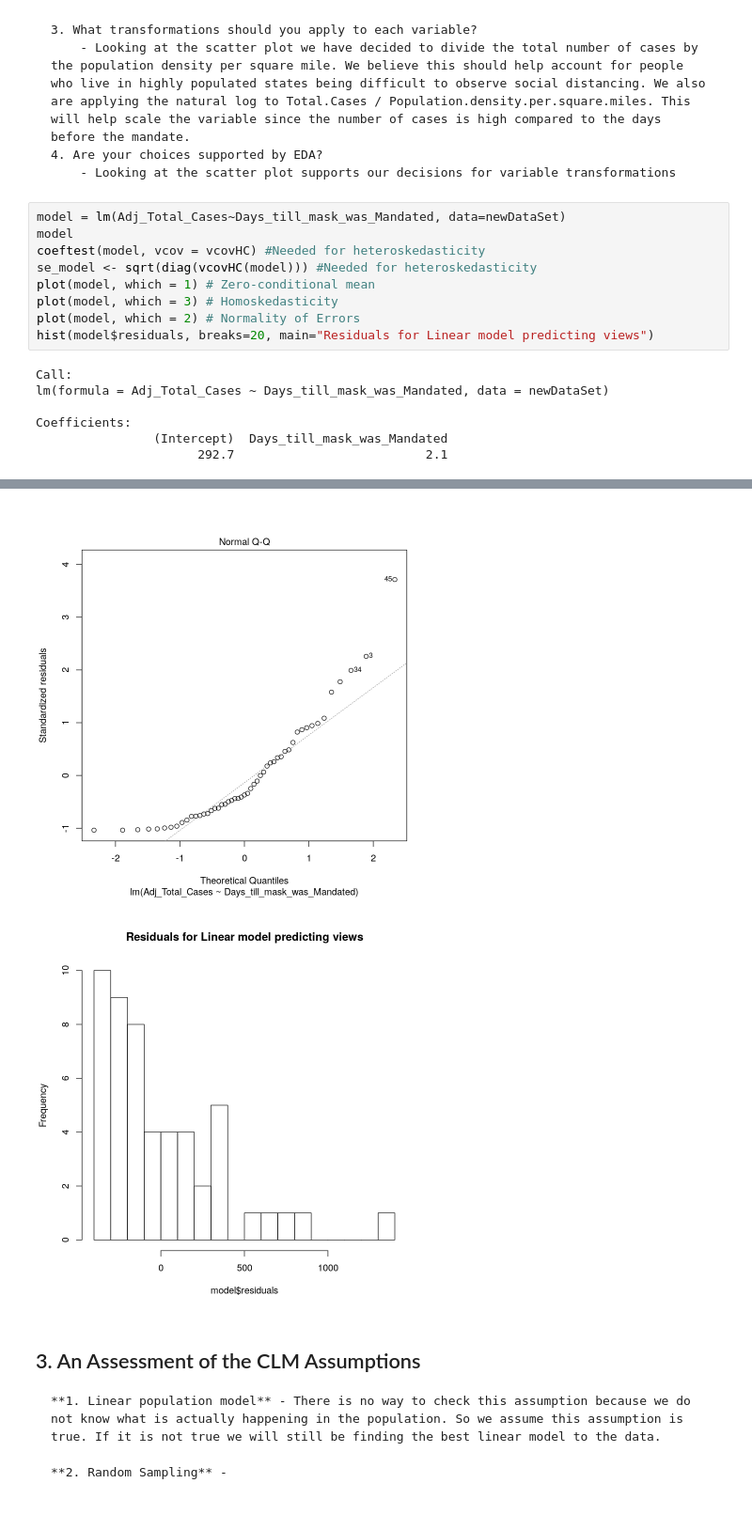
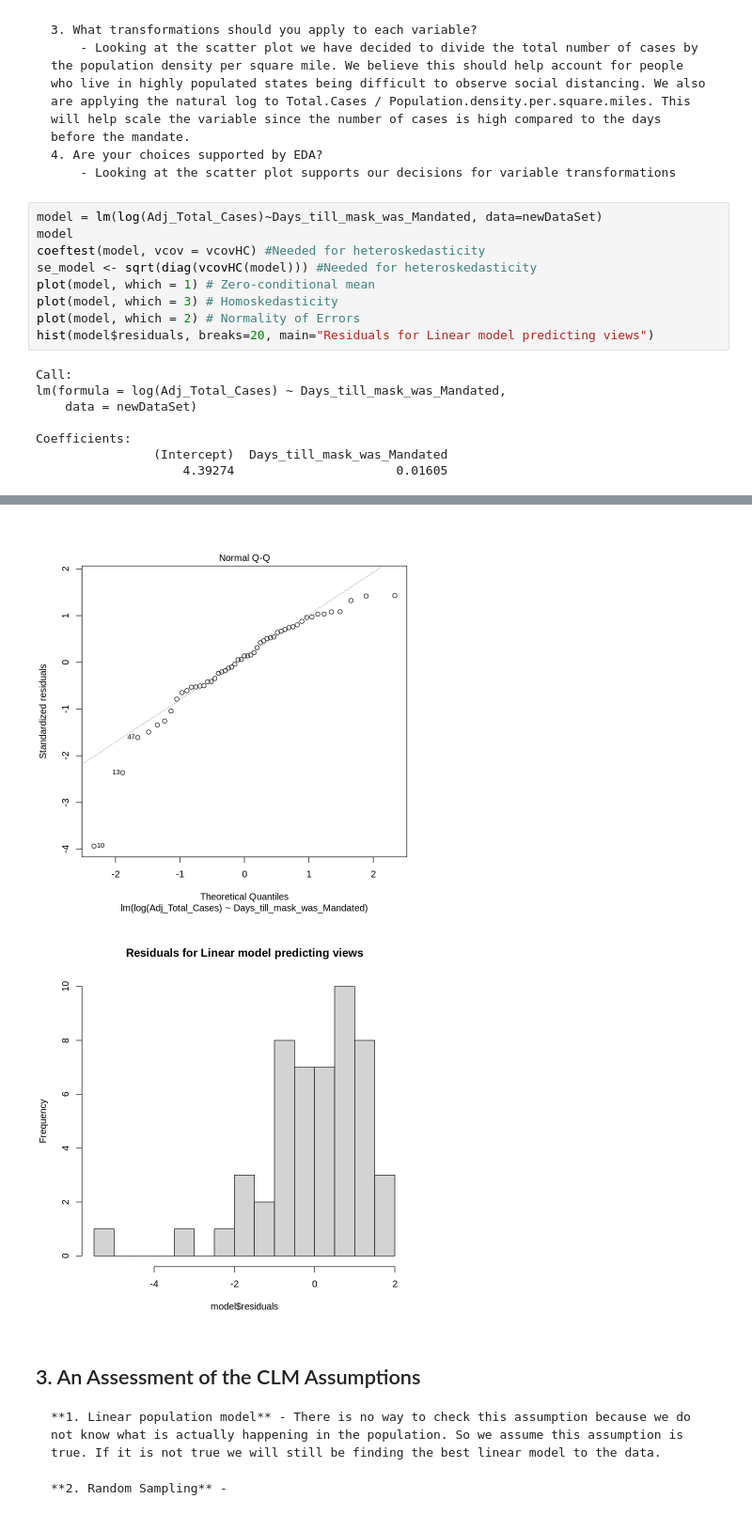
Before and after one commit to ericlundy87/Lab-3-A-Regression-Study-of-COVID-19, a Jupyter notebook: lab_3.ipynb, the cells around one changed output, grey strips where cells are left out. Shown: that part at 94% size. Cells and saved outputs as stored; diff of their text form.

```diff
--- a/lab_3.ipynb
+++ b/lab_3.ipynb
@@ -234,7 +277,7 @@ A data.frame: 6 × 3
     4. Are your choices supported by EDA?
         - Looking at the scatter plot supports our decisions for variable transformations
 # %%
-model = lm(Adj_Total_Cases~Days_till_mask_was_Mandated, data=newDataSet)
+model = lm(log(Adj_Total_Cases)~Days_till_mask_was_Mandated, data=newDataSet)
 model
 coeftest(model, vcov = vcovHC) #Needed for heteroskedasticity
 se_model <- sqrt(diag(vcovHC(model))) #Needed for heteroskedasticity
@@ -244,10 +287,11 @@ plot(model, which = 2) # Normality of Errors
 hist(model$residuals, breaks=20, main="Residuals for Linear model predicting views")
 # %% [output]
 Call:
-lm(formula = Adj_Total_Cases ~ Days_till_mask_was_Mandated, data = newDataSet)
+lm(formula = log(Adj_Total_Cases) ~ Days_till_mask_was_Mandated,
+    data = newDataSet)
 
 Coefficients:
                 (Intercept)  Days_till_mask_was_Mandated
-                      292.7                          2.1
+                    4.39274                      0.01605
 t test of coefficients:
 
@@ -261,5 +305,5 @@ Signif. codes:  0 ‘***’ 0.001 ‘**’ 0.01 ‘*’ 0.05 ‘.’ 0.1 ‘ ’
-[figure, old version]
+[figure, new version]
-[figure, old version]
+[figure, new version]
 # %% [markdown]
 ## 3. An Assessment of the CLM Assumptions
     **1. Linear population model** - There is no way to check this assumption because we do not know what is actually happening in the population. So we assume this assumption is true. If it is not true we will still be finding the best linear model to the data.
```
Also changed, not shown: parts of 4 cells of this notebook, 1 other file.
